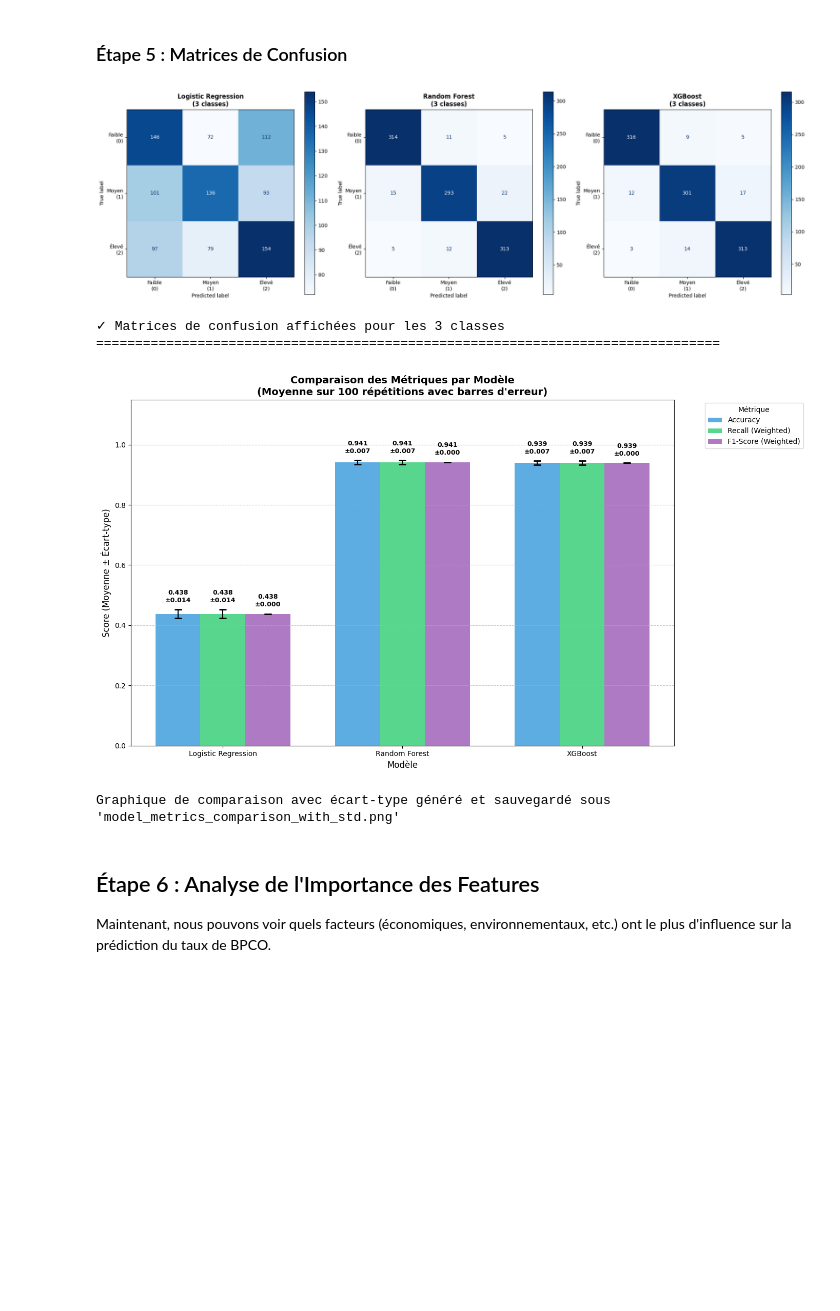
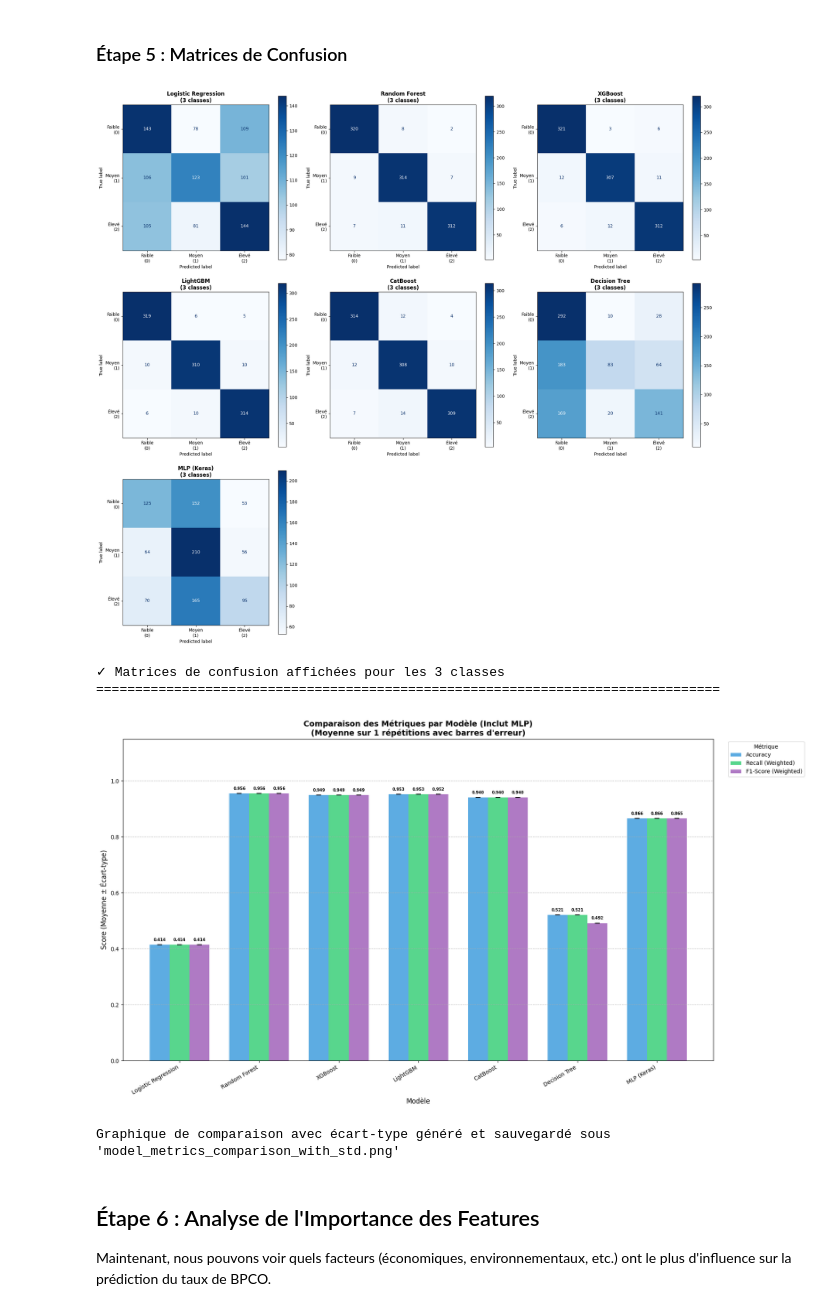
Before and after one commit to gitBugD/GML_RespiratoryDiseases, a Jupyter notebook: COPD/ModelsBrutFeatures_9019.ipynb, the cells around one changed output. Drawn from its saved outputs; the diff is of its cells as text; code cells hidden in the pictures; blank space fills up the shorter version.

```diff
--- a/COPD/ModelsBrutFeatures_9019.ipynb
+++ b/COPD/ModelsBrutFeatures_9019.ipynb
@@ -161,6 +161,9 @@ df_imputed['Y_label'] = y_label_saved
 
 print("\n✓ Données préparées et imputées avec succès !")
 print(f"Forme finale : {df_imputed.shape}")
+
+# Calcul de la vitesse du vent
+df_imputed = data_preparation.process_wind_speed(df_imputed)
 # %% [output]
 ⏳ Étape 1/2 : Preprocessing (remplacement de '..' et 'nan' par NaN)...
 Nombre de NaN après preprocessing :
@@ -776,9 +912,13 @@ Logistic Regression 0.4378 ± 0.0142 0.4380 ± 0.0142
 # %%
 # Visualisation des distributions des métriques avec Boxplots
 
-fig, axes = plt.subplots(2, 2, figsize=(16, 12))
+fig, axes = plt.subplots(2, 2, figsize=(18, 14))
 metrics_to_plot = ['accuracy', 'precision_weighted', 'recall_weighted', 'f1_weighted']
 metric_labels = ['Accuracy', 'Precision (Weighted)', 'Recall (Weighted)', 'F1-Score (Weighted)']
+
+# Couleurs pour tous les modèles (7 modèles)
+colors = ['#3498db', '#2ecc71', '#e74c3c', '#f39c12', '#9b59b6', '#1abc9c', '#e91e63']
+n_models = len(all_results)
 
 for idx, (metric, label) in enumerate(zip(metrics_to_plot, metric_labels)):
     ax = axes[idx // 2, idx % 2]
@@ -790,8 +930,7 @@ for idx, (metric, label) in enumerate(zip(metrics_to_plot, metric_labels)):
     bp = ax.boxplot(data_to_plot, labels=list(all_results.keys()), patch_artist=True)
 
     # Colorier les boxes
-    colors = ['#3498db', '#2ecc71', '#e74c3c']
-    for patch, color in zip(bp['boxes'], colors):
+    for i, (patch, color) in enumerate(zip(bp['boxes'], colors[:n_models])):
         patch.set_facecolor(color)
         patch.set_alpha(0.7)
 
@@ -804,14 +943,15 @@ for idx, (metric, label) in enumerate(zip(metrics_to_plot, metric_labels)):
     ax.set_ylabel('Score', fontsize=11)
     ax.grid(axis='y', alpha=0.3, linestyle='--')
     ax.set_ylim(0, 1.05)
+    ax.tick_params(axis='x', rotation=45)
 
-    # Ajouter les moyennes sur le graphique
+    # Ajouter les moyennes sur le graphique (adapté pour n modèles)
     for i, model in enumerate(all_results.keys()):
         mean_val = np.mean(all_results[model][metric])
-        ax.axhline(y=mean_val, xmin=(i)/3 + 0.05, xmax=(i+1)/3 - 0.05,
-                   color=colors[i], linestyle='--', linewidth=2, alpha=0.8)
+        ax.axhline(y=mean_val, xmin=(i)/n_models + 0.02, xmax=(i+1)/n_models - 0.02,
+                   color=colors[i % len(colors)], linestyle='--', linewidth=2, alpha=0.8)
 
-plt.suptitle(f'Distribution des Métriques sur {N_SPLITS} Répétitions de Split 80/20',
+plt.suptitle(f'Distribution des Métriques sur {N_SPLITS} Répétitions de Split 80/20\n(Inclut MLP)',
              fontsize=14, fontweight='bold', y=1.02)
 plt.tight_layout()
 plt.savefig("metrics_distribution_boxplots.png", dpi=150, bbox_inches='tight')
@@ -824,36 +964,45 @@ print("✓ Graphique sauvegardé sous 'metrics_distribution_boxplots.png'")
 # %% [markdown]
 ### Étape 5 : Matrices de Confusion
 # %%
-# Affichage des matrices de confusion pour les 3 modèles (3 CLASSES)
+# Affichage des matrices de confusion pour tous les modèles (3 CLASSES)
 
-fig, axes = plt.subplots(1, 3, figsize=(20, 6))
+n_models = len(results_with_smote)
+n_cols = 3
+n_rows = (n_models + n_cols - 1) // n_cols  # Calcul du nombre de lignes nécessaires
+
+fig, axes = plt.subplots(n_rows, n_cols, figsize=(20, 6 * n_rows))
+axes = axes.flatten()  # Aplatir pour un accès facile par index
 
 # Labels pour les 3 classes
 display_labels = ['Faible\n(0)', 'Moyen\n(1)', 'Élevé\n(2)']
 
 for idx, (model_name, results) in enumerate(results_with_smote.items()):
     y_pred = results['y_pred']
 
     # Calcul de la matrice de confusion
     cm = confusion_matrix(y_test, y_pred, labels=[0, 1, 2])
 
     # Affichage
     disp = ConfusionMatrixDisplay(
         confusion_matrix=cm,
         display_labels=display_labels
     )
     disp.plot(ax=axes[idx], cmap='Blues', values_format='d')
     axes[idx].set_title(f'{model_name}\n(3 classes)',
                         fontsize=12, fontweight='bold')
     axes[idx].grid(False)
 
+# Masquer les axes vides si le nombre de modèles n'est pas un multiple de n_cols
+for idx in range(n_models, len(axes)):
+    axes[idx].set_visible(False)
+
 plt.tight_layout()
 plt.show()
 
 print("✓ Matrices de confusion affichées pour les 3 classes")
 print("="*80)
 # %% [output]
-[figure, old version]
+[figure, new version]
 ✓ Matrices de confusion affichées pour les 3 classes
 ================================================================================
 # %%
@@ -879,7 +1028,7 @@ metrics = ['Accuracy', 'Recall (Weighted)', 'F1-Score (Weighted)']
 x = np.arange(len(df_results['Modèle']))
 width = 0.25
 
-fig, ax = plt.subplots(figsize=(14, 8))
+fig, ax = plt.subplots(figsize=(18, 10))
 
 # Créer les barres avec barres d'erreur
 colors = ['#3498db', '#2ecc71', '#9b59b6']
@@ -892,22 +1041,22 @@ for i, metric in enumerate(metrics):
     stds = df_results.get(std_col, [0]*len(means))
 
     bars = ax.bar(x + i*width, means, width, label=metric, color=colors[i], alpha=0.8)
-    ax.errorbar(x + i*width, means, yerr=stds, fmt='none', color='black', capsize=5, capthick=2)
+    ax.errorbar(x + i*width, means, yerr=stds, fmt='none', color='black', capsize=4, capthick=1.5)
 
-    # Ajouter les valeurs sur les barres
+    # Ajouter les valeurs sur les barres (ajusté pour plus de modèles)
     for j, (bar, mean, std) in enumerate(zip(bars, means, stds)):
         height = bar.get_height()
-        ax.annotate(f'{mean:.3f}\n±{std:.3f}',
-                    xy=(bar.get_x() + bar.get_width() / 2, height + std + 0.02),
-                    ha='center', va='bottom', fontsize=9, fontweight='bold')
+        ax.annotate(f'{mean:.3f}',
+                    xy=(bar.get_x() + bar.get_width() / 2, height + std + 0.01),
+                    ha='center', va='bottom', fontsize=7, fontweight='bold')
 
 ax.set_ylabel('Score (Moyenne ± Écart-type)', fontsize=12)
 ax.set_xlabel('Modèle', fontsize=12)
-ax.set_title(f'Comparaison des Métriques par Modèle\n(Moyenne sur {N_SPLITS} répétitions avec barres d\'erreur)',
+ax.set_title(f'Comparaison des Métriques par Modèle (Inclut MLP)\n(Moyenne sur {N_SPLITS} répétitions avec barres d\'erreur)',
              fontsize=14, fontweight='bold')
 ax.set_xticks(x + width)
-ax.set_xticklabels(df_results['Modèle'])
-ax.legend(title='Métrique', bbox_to_anchor=(1.05, 1), loc='upper left')
+ax.set_xticklabels(df_results['Modèle'], rotation=30, ha='right')
+ax.legend(title='Métrique', bbox_to_anchor=(1.02, 1), loc='upper left')
 ax.set_ylim(0, 1.15)
 ax.grid(axis='y', linestyle='--', alpha=0.7)
 
@@ -917,7 +1066,7 @@ plt.show()
 
 print(f"Graphique de comparaison avec écart-type généré et sauvegardé sous 'model_metrics_comparison_with_std.png'")
 # %% [output]
-[figure, old version]
+[figure, new version]
 Graphique de comparaison avec écart-type généré et sauvegardé sous 'model_metrics_comparison_with_std.png'
 # %% [markdown]
 ## Étape 6 : Analyse de l'Importance des Features
```
Also changed, not shown: parts of 16 cells of this notebook, 21 other files.
